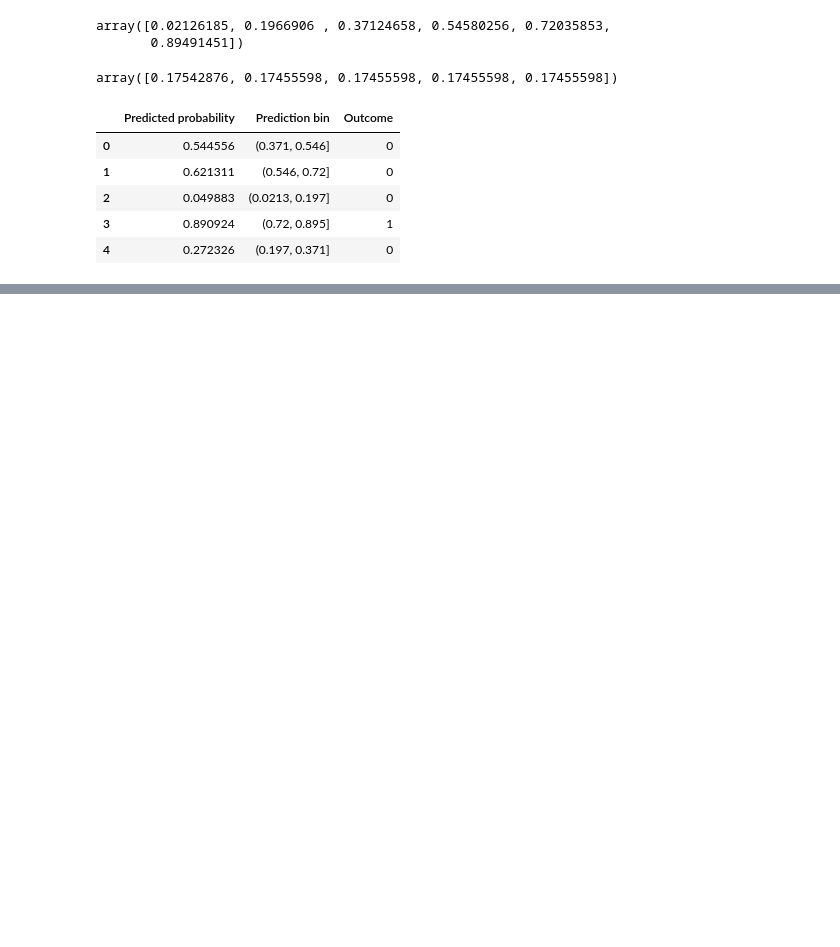
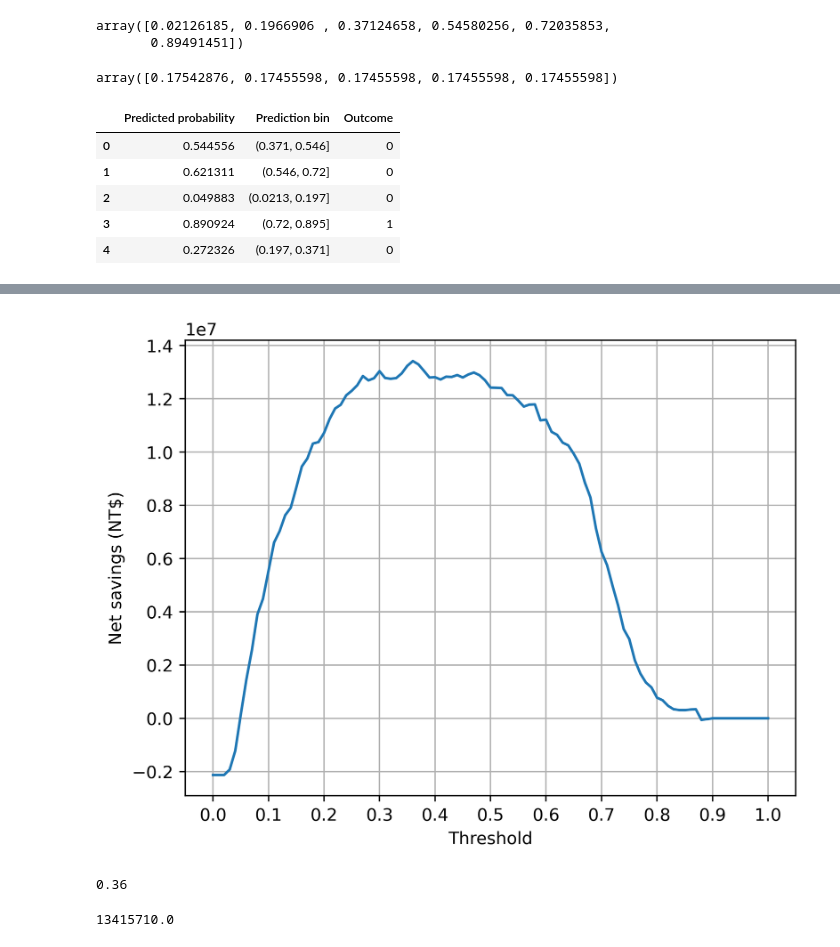
Before and after one commit to yildiramdsa/credit-card-default, a Jupyter notebook: notebooks/model_performance.ipynb, the cells around one changed output, grey strips where cells are left out. Drawn from its saved outputs; the diff is of its cells as text; code cells hidden in the pictures; blank space fills up the shorter version.

```diff
--- a/notebooks/model_performance.ipynb
+++ b/notebooks/model_performance.ipynb
@@ -117,0 +228,44 @@ test_set_bins_df.head()
+# %%
+thresholds = np.linspace(0, 1, 101)
+cost_per_counseling = 7500
+effectiveness = 0.70
+
+n_pos_pred = np.empty_like(thresholds)
+total_cost = np.empty_like(thresholds)
+n_true_pos = np.empty_like(thresholds)
+total_savings = np.empty_like(thresholds)
+counter = 0
+for threshold in thresholds:
+    pos_pred = test_set_pred_proba > threshold
+    n_pos_pred[counter] = sum(pos_pred)
+    total_cost[counter] \
+        = n_pos_pred[counter] * cost_per_counseling
+
+    true_pos = pos_pred & y_test_all.astype(bool)
+    n_true_pos[counter] = sum(true_pos)
+    total_savings[counter] = np.sum(
+        true_pos.astype(int)
+        * X_test_all[:,5]
+        * effectiveness
+        )
+    counter += 1
+# %%
+net_savings = total_savings - total_cost
+
+mpl.rcParams['figure.dpi'] = 400
+plt.plot(thresholds, net_savings)
+plt.xlabel('Threshold')
+plt.ylabel('Net savings (NT$)')
+plt.xticks(np.linspace(0,1,11))
+plt.grid(True)
+# %% [output]
+[figure, added]
+# %%
+max_savings_ix = np.argmax(net_savings)
+thresholds[max_savings_ix]
+# %% [output]
+0.36
+# %%
+net_savings[max_savings_ix]
+# %% [output]
+13415710.0
```
Also changed, not shown: parts of 22 cells of this notebook.
